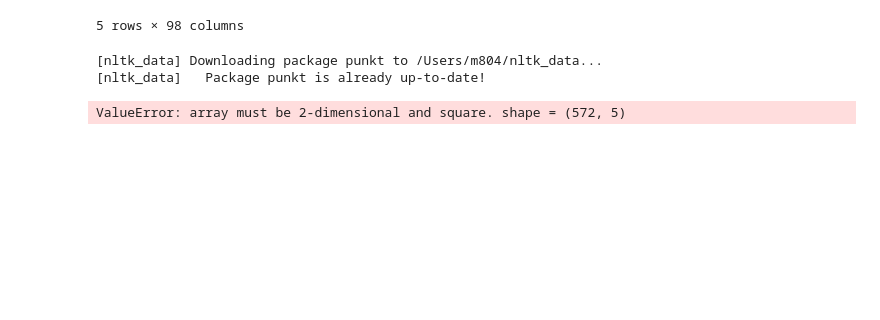
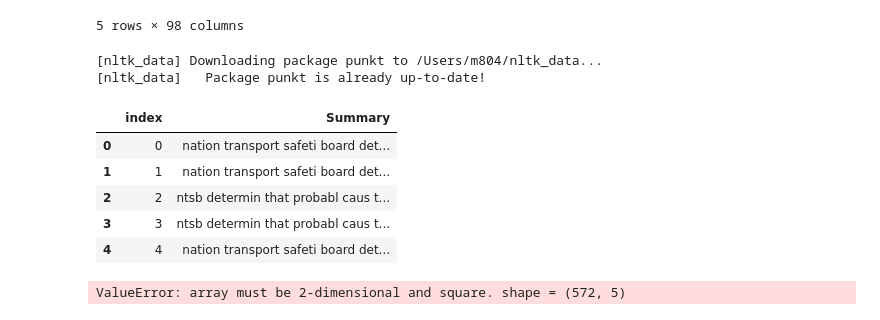
Before and after one commit to lingyigu/acas, a Jupyter notebook: src/data_preprocessing.ipynb, the cells around one changed output. Drawn from its saved outputs; the diff is of its cells as text; code cells hidden in the pictures; blank space fills up the shorter version.

Commit message:
take stemmed datainto consideration

```diff
--- a/src/data_preprocessing.ipynb
+++ b/src/data_preprocessing.ipynb
@@ -63,3 +63,14 @@ for i in range(0,len(report2)):
 # %% [output]
 [nltk_data] Downloading package punkt to /Users/m804/nltk_data...
 [nltk_data]   Package punkt is already up-to-date!
+# %%
+# read the scrapped dataset
+report = pd.read_csv("Reports_stemmed.csv",index_col=0).reset_index()
+report.head()
+# %% [output]
+|  | index | Summary |
+| 0 | 0 | nation transport safeti board det... |
+| 1 | 1 | nation transport safeti board det... |
+| 2 | 2 | ntsb determin that probabl caus t... |
+| 3 | 3 | ntsb determin that probabl caus t... |
+| 4 | 4 | nation transport safeti board det... |
```
Also changed, not shown: parts of 3 cells of this notebook, 2 other files.
